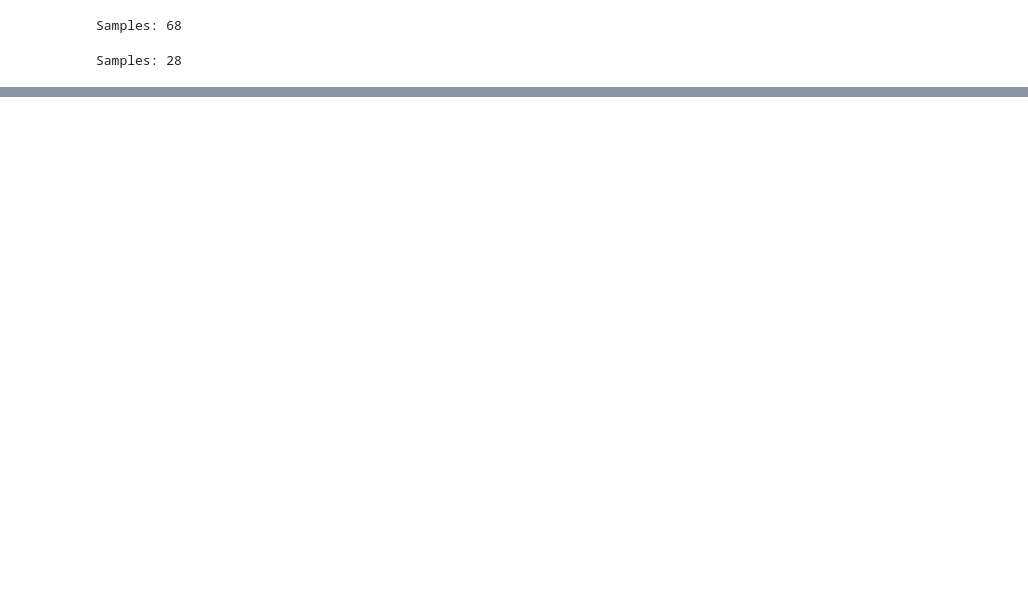
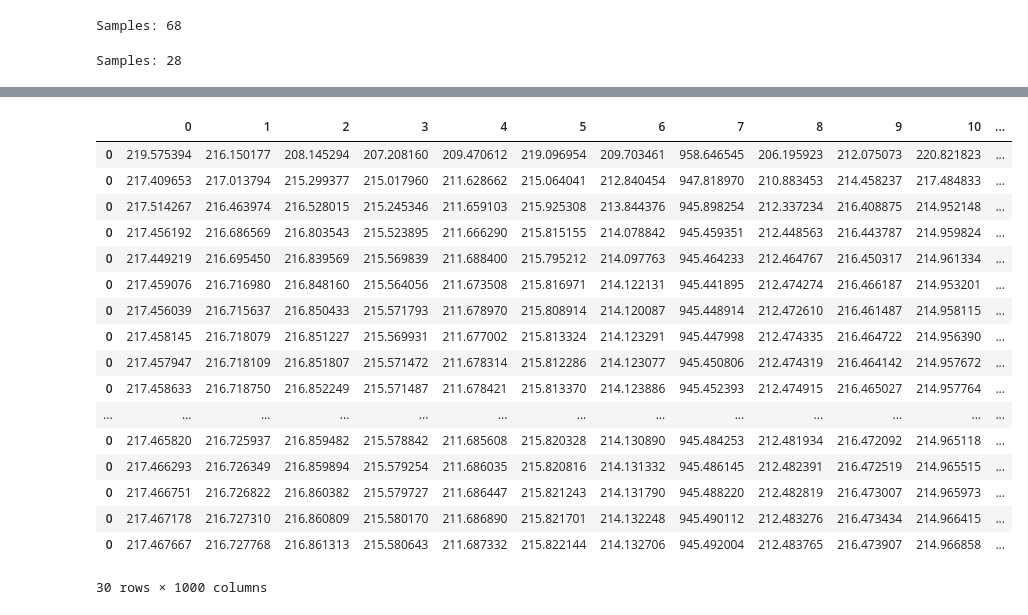
Before and after one commit to dharma610/Neural-network-model-for-compartmenral-model-SIR-and-SEIR-, a Jupyter notebook: SIR_LSTM.ipynb, the cells around one changed output, grey strips where cells are left out. Saved outputs shown, nothing was run; the diff lists cells and outputs as text; code cells hidden in the pictures; blank space fills up the shorter version.

```diff
--- a/SIR_LSTM.ipynb
+++ b/SIR_LSTM.ipynb
@@ -226,0 +195,11 @@ plt.scatter(df1.iloc[0],df2.iloc[1])
+# %%
+Q = [np.array(pd.DataFrame(dataset).iloc[69]).tolist(),np.array(pd.DataFrame(list[0]).iloc[0]).tolist()]
+Q = np.array(Q)
+x_input = Q.reshape((1, n_input, n_features))
+list.append(model.predict(x_input, verbose=0))
+# %%
+for i in range(28):
+  Q = [np.array(pd.DataFrame(list[i]).iloc[0]).tolist(),np.array(pd.DataFrame(list[i+1]).iloc[0]).tolist()]
+  Q = np.array(Q)
+  x_input = Q.reshape((1, n_input, n_features))
+  list.append(model.predict(x_input, verbose=0))
@@ -226,0 +221,25 @@ plt.scatter(df1.iloc[0],df2.iloc[1])
+# %%
+df = pd.DataFrame()
+for i in range(30):
+  df = pd.concat([df,pd.DataFrame(list[i])],axis = 0)
+# %%
+df
+# %% [output]
+|  | 0 | 1 | 2 | 3 | 4 | 5 | 6 | 7 | 8 | 9 | 10 | ... |
+| 0 | 219.575394 | 216.150177 | 208.145294 | 207.208160 | 209.470612 | 219.096954 | 209.703461 | 958.646545 | 206.195923 | 212.075073 | 220.821823 | ... |
+| 0 | 217.409653 | 217.013794 | 215.299377 | 215.017960 | 211.628662 | 215.064041 | 212.840454 | 947.818970 | 210.883453 | 214.458237 | 217.484833 | ... |
+| 0 | 217.514267 | 216.463974 | 216.528015 | 215.245346 | 211.659103 | 215.925308 | 213.844376 | 945.898254 | 212.337234 | 216.408875 | 214.952148 | ... |
+| 0 | 217.456192 | 216.686569 | 216.803543 | 215.523895 | 211.666290 | 215.815155 | 214.078842 | 945.459351 | 212.448563 | 216.443787 | 214.959824 | ... |
+| 0 | 217.449219 | 216.695450 | 216.839569 | 215.569839 | 211.688400 | 215.795212 | 214.097763 | 945.464233 | 212.464767 | 216.450317 | 214.961334 | ... |
+| 0 | 217.459076 | 216.716980 | 216.848160 | 215.564056 | 211.673508 | 215.816971 | 214.122131 | 945.441895 | 212.474274 | 216.466187 | 214.953201 | ... |
+| 0 | 217.456039 | 216.715637 | 216.850433 | 215.571793 | 211.678970 | 215.808914 | 214.120087 | 945.448914 | 212.472610 | 216.461487 | 214.958115 | ... |
+| 0 | 217.458145 | 216.718079 | 216.851227 | 215.569931 | 211.677002 | 215.813324 | 214.123291 | 945.447998 | 212.474335 | 216.464722 | 214.956390 | ... |
+| 0 | 217.457947 | 216.718109 | 216.851807 | 215.571472 | 211.678314 | 215.812286 | 214.123077 | 945.450806 | 212.474319 | 216.464142 | 214.957672 | ... |
+| 0 | 217.458633 | 216.718750 | 216.852249 | 215.571487 | 211.678421 | 215.813370 | 214.123886 | 945.452393 | 212.474915 | 216.465027 | 214.957764 | ... |
+| ... | ... | ... | ... | ... | ... | ... | ... | ... | ... | ... | ... | ... |
+| 0 | 217.465820 | 216.725937 | 216.859482 | 215.578842 | 211.685608 | 215.820328 | 214.130890 | 945.484253 | 212.481934 | 216.472092 | 214.965118 | ... |
+| 0 | 217.466293 | 216.726349 | 216.859894 | 215.579254 | 211.686035 | 215.820816 | 214.131332 | 945.486145 | 212.482391 | 216.472519 | 214.965515 | ... |
+| 0 | 217.466751 | 216.726822 | 216.860382 | 215.579727 | 211.686447 | 215.821243 | 214.131790 | 945.488220 | 212.482819 | 216.473007 | 214.965973 | ... |
+| 0 | 217.467178 | 216.727310 | 216.860809 | 215.580170 | 211.686890 | 215.821701 | 214.132248 | 945.490112 | 212.483276 | 216.473434 | 214.966415 | ... |
+| 0 | 217.467667 | 216.727768 | 216.861313 | 215.580643 | 211.687332 | 215.822144 | 214.132706 | 945.492004 | 212.483765 | 216.473907 | 214.966858 | ... |
+30 rows × 1000 columns
```
Also changed, not shown: parts of 14 cells of this notebook.
